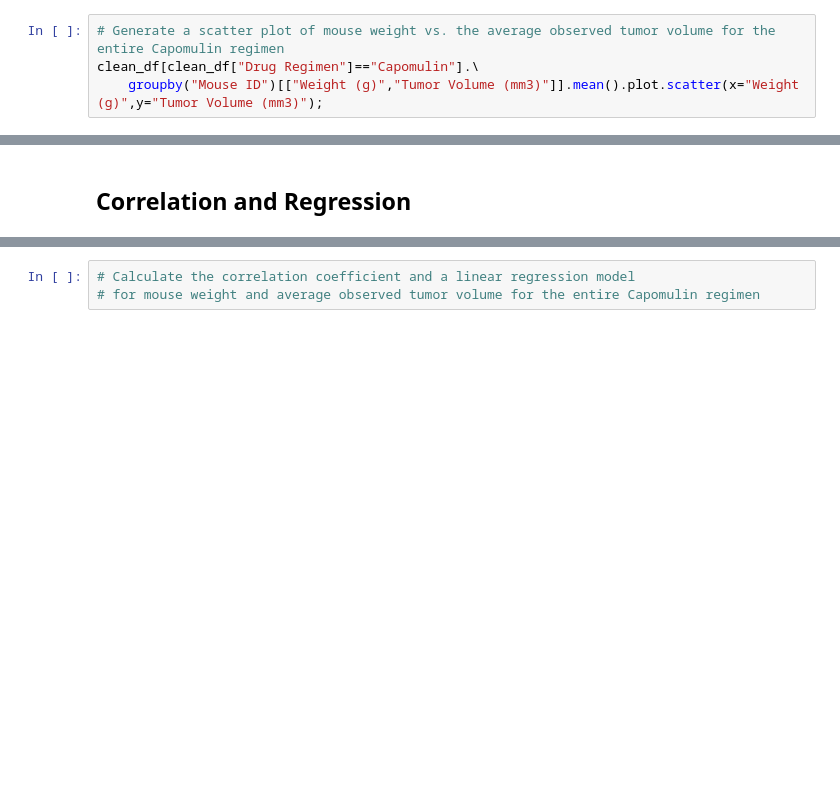
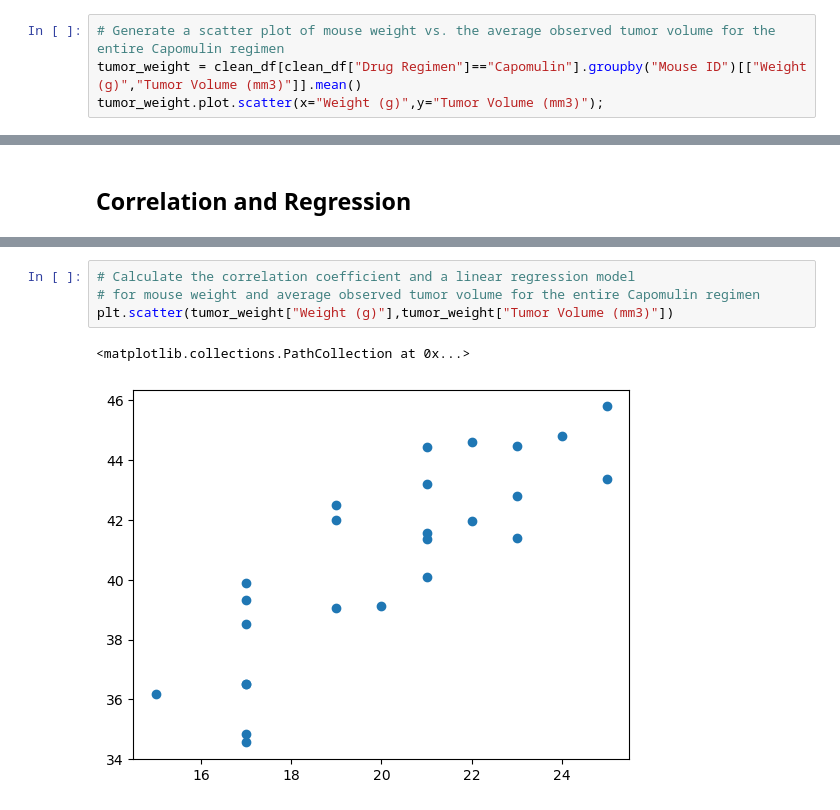
Before and after one commit to HasmigG/Pymaceuticals, a Jupyter notebook: pymaceuticals_starter.ipynb, the cells around one changed output, grey strips where cells are left out. Saved outputs shown, nothing was run; the diff lists cells and outputs as text; blank space fills up the shorter version.

```diff
--- a/pymaceuticals_starter.ipynb
+++ b/pymaceuticals_starter.ipynb
@@ -258,8 +256,8 @@ plt.legend();
 [figure]
 # %%
 # Generate a scatter plot of mouse weight vs. the average observed tumor volume for the entire Capomulin regimen
-clean_df[clean_df["Drug Regimen"]=="Capomulin"].\
-    groupby("Mouse ID")[["Weight (g)","Tumor Volume (mm3)"]].mean().plot.scatter(x="Weight (g)",y="Tumor Volume (mm3)");
+tumor_weight = clean_df[clean_df["Drug Regimen"]=="Capomulin"].groupby("Mouse ID")[["Weight (g)","Tumor Volume (mm3)"]].mean()
+tumor_weight.plot.scatter(x="Weight (g)",y="Tumor Volume (mm3)");
 # %% [output]
 [figure]
 # %% [markdown]
@@ -267,3 +272,7 @@ clean_df[clean_df["Drug Regimen"]=="Capomulin"].\
 # %%
 # Calculate the correlation coefficient and a linear regression model
 # for mouse weight and average observed tumor volume for the entire Capomulin regimen
+plt.scatter(tumor_weight["Weight (g)"],tumor_weight["Tumor Volume (mm3)"])
+# %% [output]
+<matplotlib.collections.PathCollection at 0x...>
+[figure, added]
```
Also changed, not shown: parts of 5 cells of this notebook.
